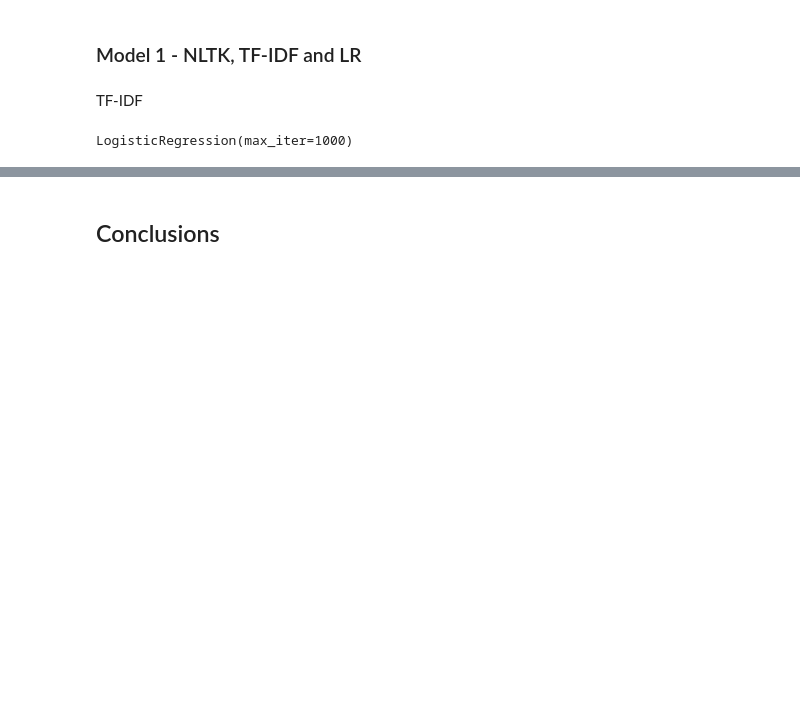
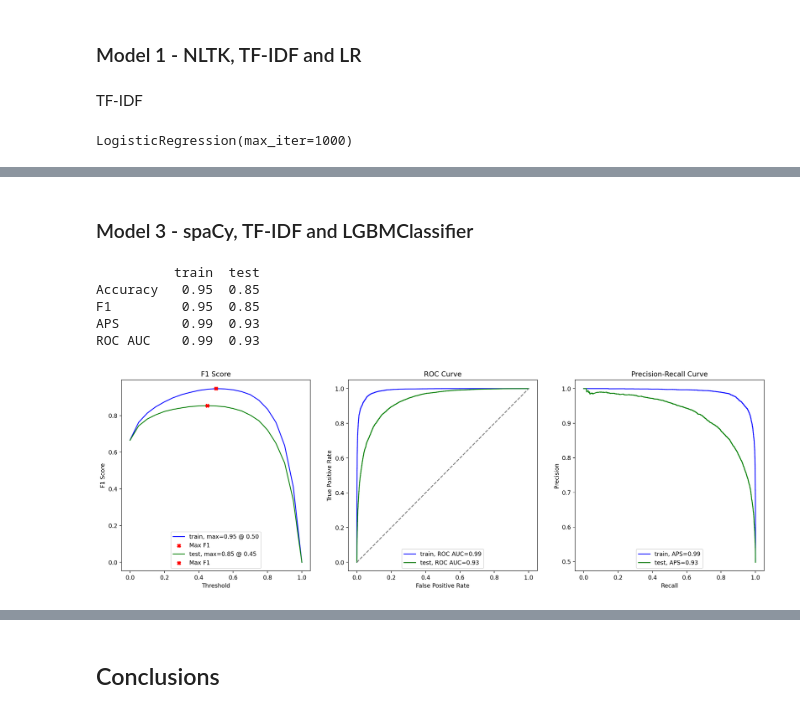
Before and after one commit to danp0kes/triple-ten-projects, a Jupyter notebook: projects/film-junky/film-junky.ipynb, the cells around one changed output, grey strips where cells are left out. Drawn from its saved outputs; the diff is of its cells as text; code cells hidden in the pictures; blank space fills up the shorter version.

```diff
--- a/projects/film-junky/film-junky.ipynb
+++ b/projects/film-junky/film-junky.ipynb
@@ -657,0 +539,18 @@ for i, review in enumerate(texts.str.slice(0, 100)):
+# %% [markdown]
+### Model 3 - spaCy, TF-IDF and LGBMClassifier
+# %%
+# create model
+model_3 = xgb.XGBClassifier()
+
+# fit the model
+model_3 = model_3.fit(train_features_2, train_target)
+
+# evaluate the model
+evaluate_model(model_3, train_features_2, train_target, test_features_2, test_target)
+# %% [output]
+          train  test
+Accuracy   0.95  0.85
+F1         0.95  0.85
+APS        0.99  0.93
+ROC AUC    0.99  0.93
+[figure, added]
```
Also changed, not shown: parts of 90 cells of this notebook, 5 other files.
